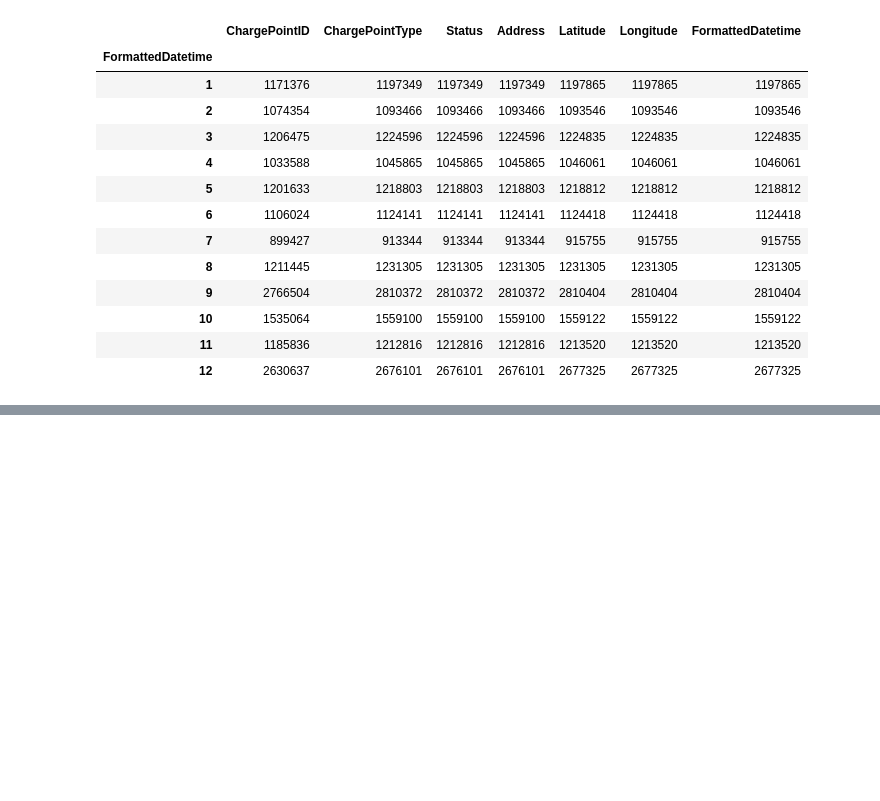
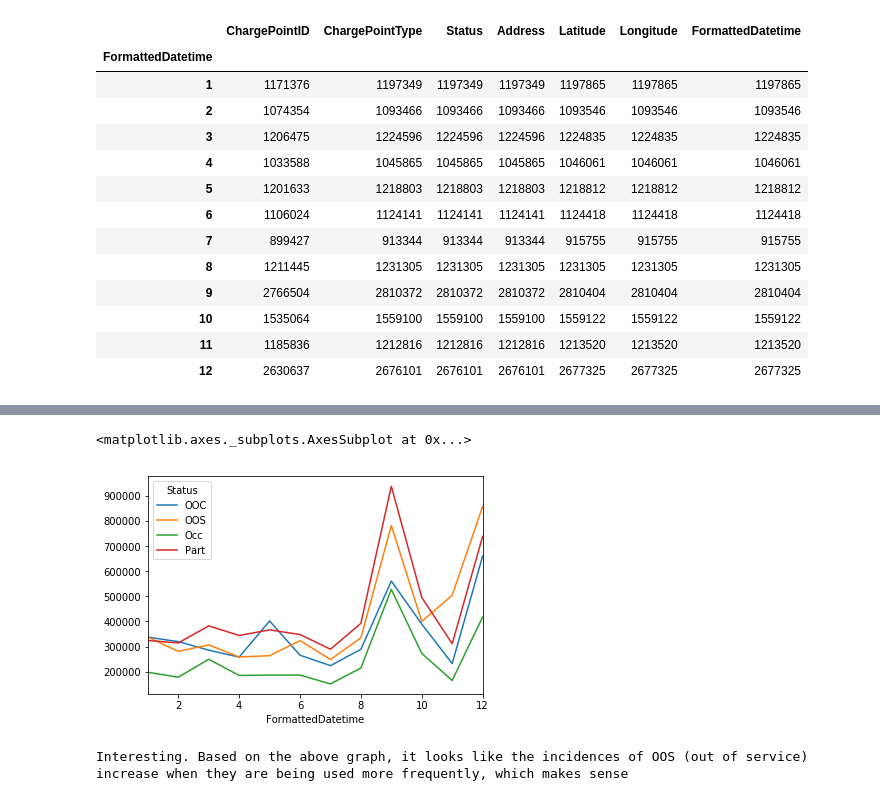
Before and after one commit to slimtomatillo/irish_EV_charger_status, a Jupyter notebook: irish_EV_charging_data.ipynb, the cells around one changed output, grey strips where cells are left out. Cells and saved outputs as stored; diff of their text form; code cells hidden in the pictures; blank space fills up the shorter version.

```diff
--- a/irish_EV_charging_data.ipynb
+++ b/irish_EV_charging_data.ipynb
@@ -449,0 +460,11 @@ full_data.head()
+# %%
+#let's plot the different charge statuses per month
+
+full_data.groupby([full_data.FormattedDatetime.dt.month,'Status']).Status.count().unstack().plot()
+# %% [output]
+<matplotlib.axes._subplots.AxesSubplot at 0x...>
+[figure, added]
+# %%
+print("Interesting. Based on the above graph, it looks like the incidences of OOS (out of service) increase when they are being used more frequently, which makes sense")
+# %% [output]
+Interesting. Based on the above graph, it looks like the incidences of OOS (out of service) increase when they are being used more frequently, which makes sense
```
Also changed, not shown: parts of 168 cells of this notebook.
